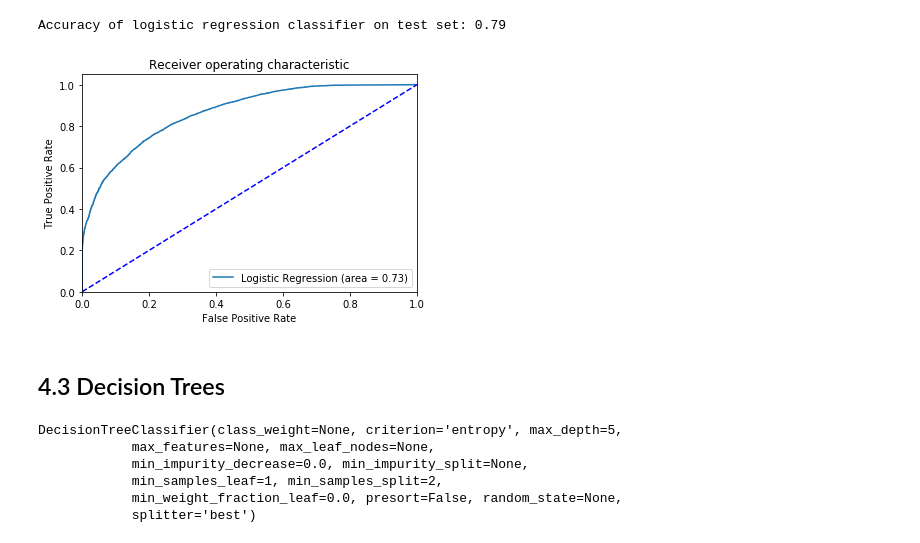
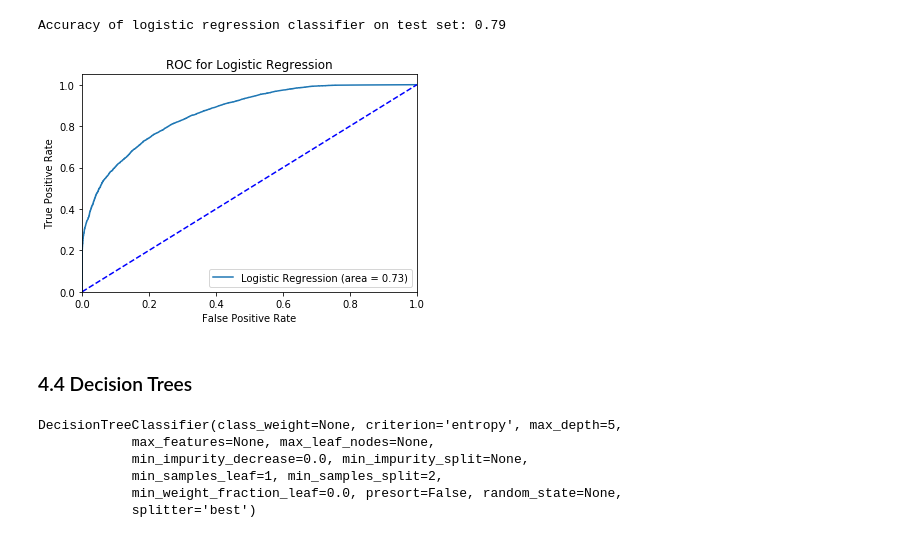
Before and after one commit to sahilarora93/Yelp_data_challenge, a Jupyter notebook: Part 4 - Success Predictions based on Business Attributes.ipynb, the cells around one changed output. Saved outputs shown, nothing was run; the diff lists cells and outputs as text; code cells hidden in the pictures.

```diff
--- a/Final_Project_ML_Attributes.ipynb
+++ b/Part 4 - Success Predictions based on Business Attributes.ipynb
@@ -1023,24 +1017,24 @@ Accuracy of logistic regression classifier on test set: 0.79
 # %%
 from sklearn.metrics import roc_auc_score
 from sklearn.metrics import roc_curve
 
 logit_roc_auc = roc_auc_score(y_test, logreg.predict(X_test))
 fpr, tpr, thresholds = roc_curve(y_test, logreg.predict_proba(X_test)[:,1])
 plt.figure()
 plt.plot(fpr, tpr, label='Logistic Regression (area = %0.2f)' % logit_roc_auc)
 plt.plot([0, 1], [0, 1],'b--')
 plt.xlim([0.0, 1.0])
 plt.ylim([0.0, 1.05])
 plt.xlabel('False Positive Rate')
 plt.ylabel('True Positive Rate')
-plt.title('Receiver operating characteristic')
+plt.title('ROC for Logistic Regression')
 plt.legend(loc="lower right")
 plt.savefig('Log_ROC')
 plt.show()
 # %% [output]
-[figure, old version]
+[figure, new version]
 # %% [markdown]
-## 4.3 Decision Trees
+### 4.4 Decision Trees
 # %%
 from sklearn.tree import DecisionTreeClassifier
 from sklearn import tree
```
Also changed, not shown: parts of 44 cells of this notebook.
